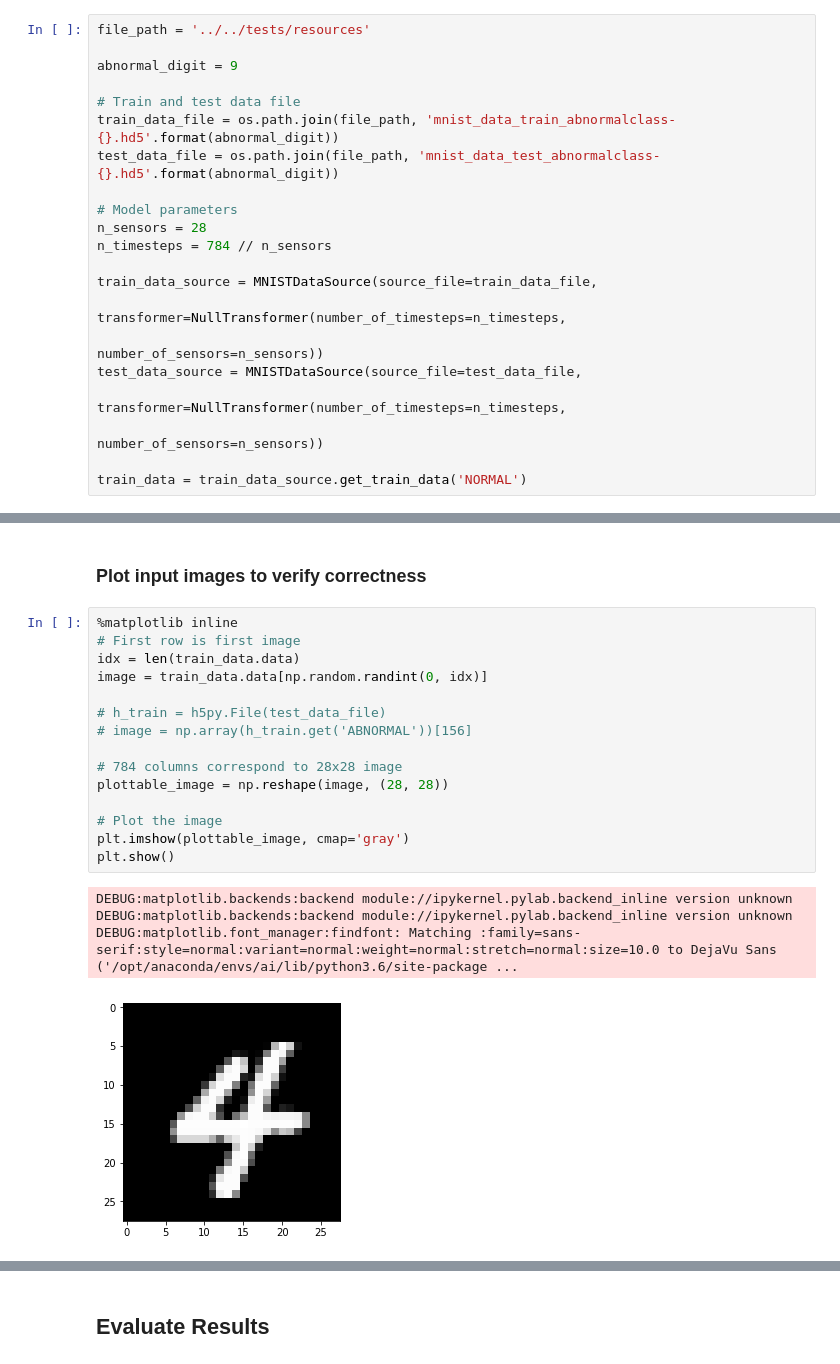
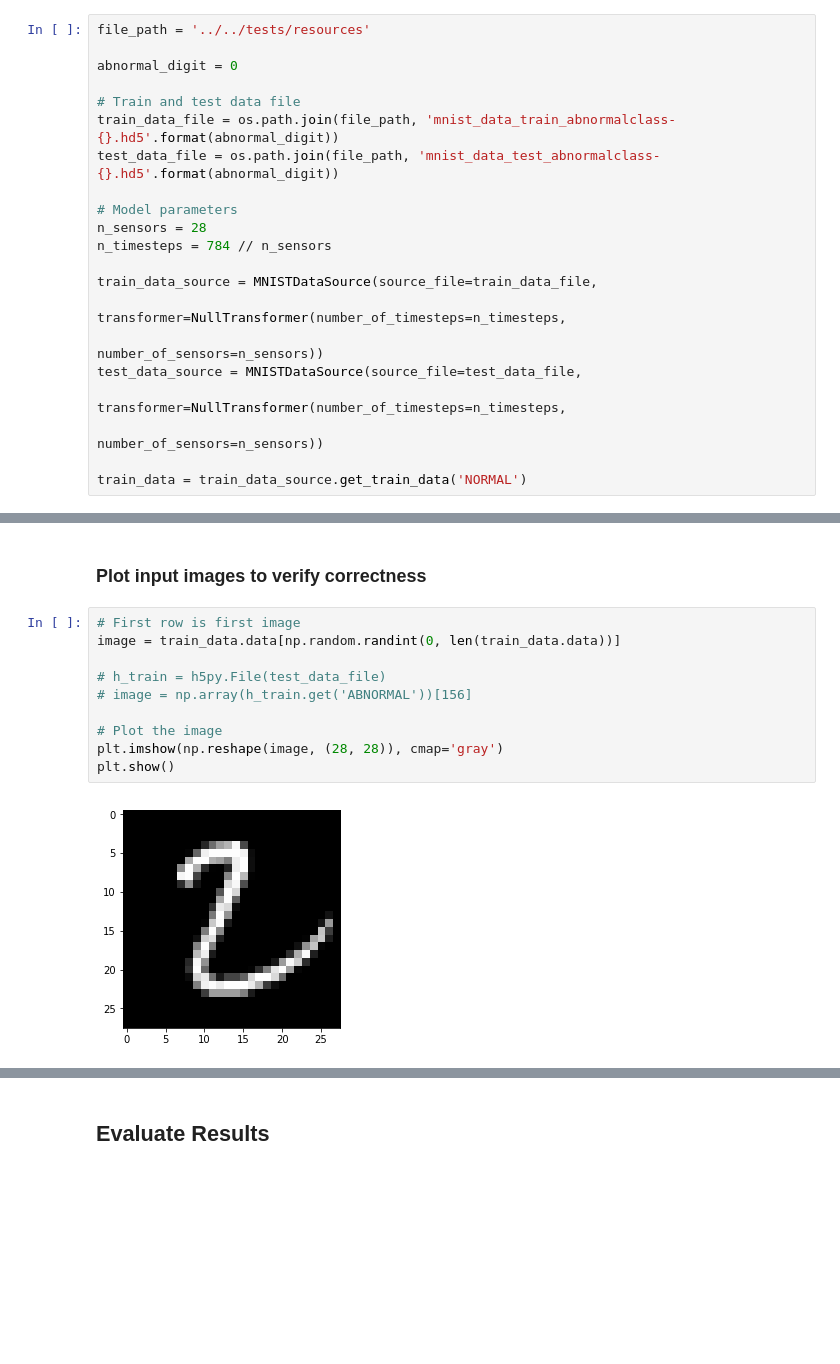
Before and after one commit to alpha-i/detective-gan-rick-and-morty, a Jupyter notebook: doc/notebooks/mnist_anomaly_detection.ipynb, the cells around one changed output, grey strips where cells are left out. Cells and saved outputs as stored; diff of their text form; blank space fills up the shorter version.

```diff
--- a/doc/notebooks/mnist_anomaly_detection.ipynb
+++ b/doc/notebooks/mnist_anomaly_detection.ipynb
@@ -38,7 +46,7 @@ Uppercase local vars:
 # %%
 file_path = '../../tests/resources'
 
-abnormal_digit = 9
+abnormal_digit = 0
 
 # Train and test data file
 train_data_file = os.path.join(file_path, 'mnist_data_train_abnormalclass-{}.hd5'.format(abnormal_digit))
@@ -67,23 +67,15 @@ DEBUG:root:End file parsing.
 # %% [markdown]
 ### Plot input images to verify correctness
 # %%
-%matplotlib inline
 # First row is first image
-idx = len(train_data.data)
-image = train_data.data[np.random.randint(0, idx)]
+image = train_data.data[np.random.randint(0, len(train_data.data))]
 
 # h_train = h5py.File(test_data_file)
 # image = np.array(h_train.get('ABNORMAL'))[156]
 
-# 784 columns correspond to 28x28 image
-plottable_image = np.reshape(image, (28, 28))
-
 # Plot the image
-plt.imshow(plottable_image, cmap='gray')
+plt.imshow(np.reshape(image, (28, 28)), cmap='gray')
 plt.show()
 # %% [output]
-DEBUG:matplotlib.backends:backend module://ipykernel.pylab.backend_inline version unknown
-DEBUG:matplotlib.backends:backend module://ipykernel.pylab.backend_inline version unknown
-DEBUG:matplotlib.font_manager:findfont: Matching :family=sans-serif:style=normal:variant=normal:weight=normal:stretch=normal:size=10.0 to DejaVu Sans ('/opt/anaconda/envs/ai/lib/python3.6/site-package ...
-[figure, old version]
+[figure, new version]
 # %% [markdown]
```
Also changed, not shown: parts of 13 cells of this notebook, 1 other file.
